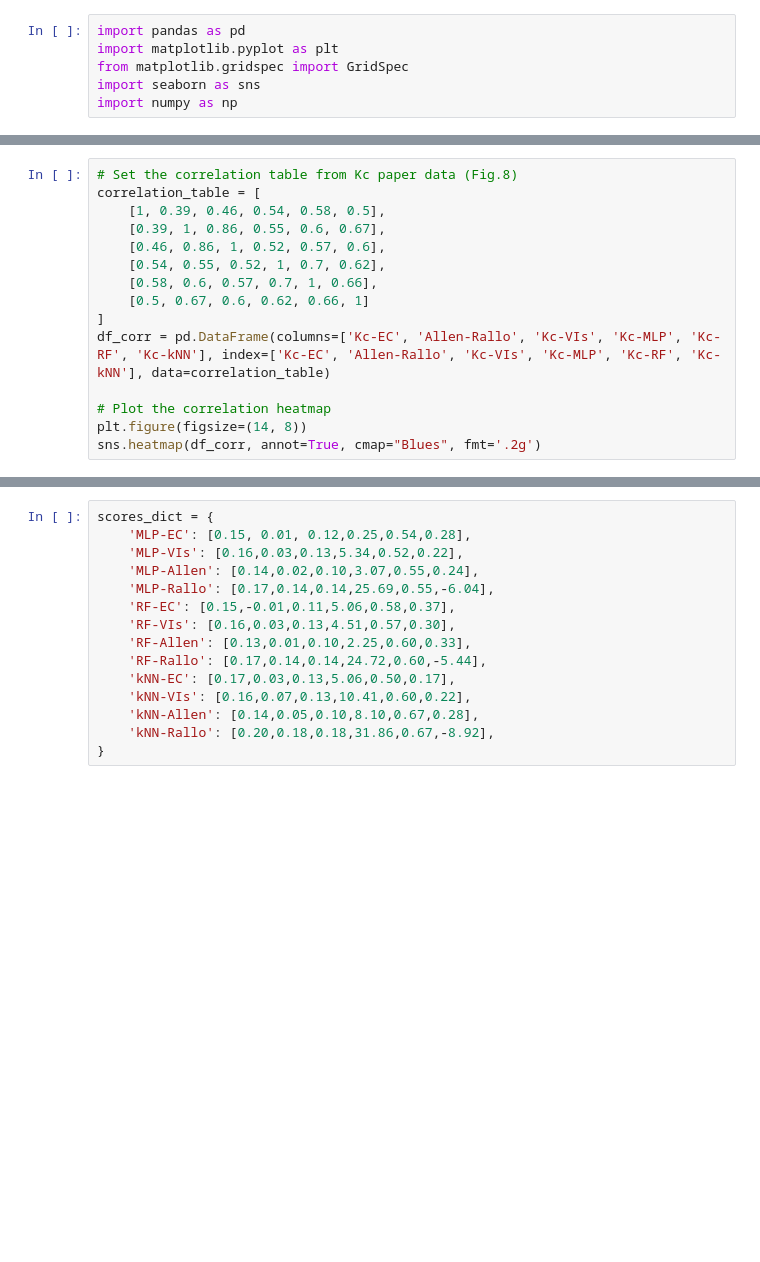
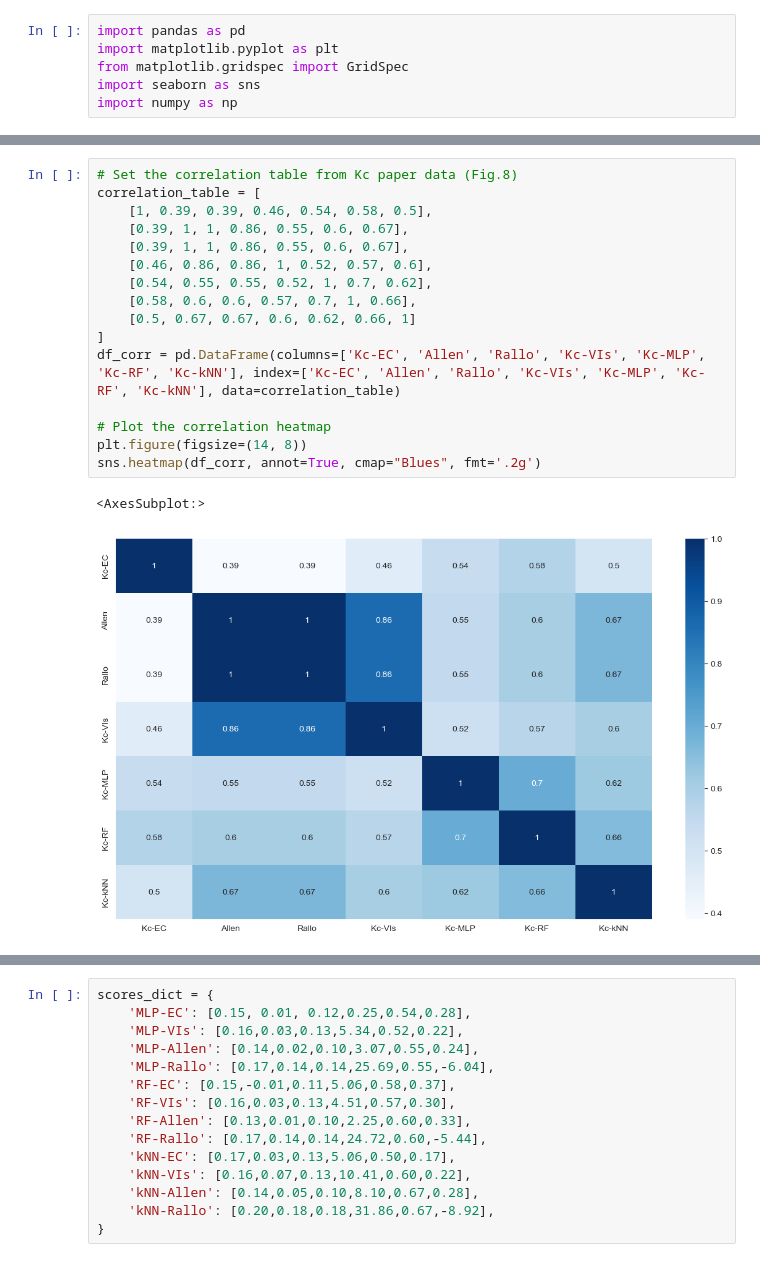
Before and after one commit to fedesss98/kc-predict, a Jupyter notebook: notebook/03-all-models-confrontation.ipynb, the cells around one changed output, grey strips where cells are left out. Saved outputs shown, nothing was run; the diff lists cells and outputs as text; blank space fills up the shorter version.

```diff
--- a/notebook/03-all-models-confrontation.ipynb
+++ b/notebook/03-all-models-confrontation.ipynb
@@ -10,18 +14,22 @@ df.plot(subplots=True, figsize=(10, 10))
 # %%
 # Set the correlation table from Kc paper data (Fig.8)
 correlation_table = [
-    [1, 0.39, 0.46, 0.54, 0.58, 0.5],
-    [0.39, 1, 0.86, 0.55, 0.6, 0.67],
-    [0.46, 0.86, 1, 0.52, 0.57, 0.6],
-    [0.54, 0.55, 0.52, 1, 0.7, 0.62],
-    [0.58, 0.6, 0.57, 0.7, 1, 0.66],
-    [0.5, 0.67, 0.6, 0.62, 0.66, 1]
+    [1, 0.39, 0.39, 0.46, 0.54, 0.58, 0.5],
+    [0.39, 1, 1, 0.86, 0.55, 0.6, 0.67],
+    [0.39, 1, 1, 0.86, 0.55, 0.6, 0.67],
+    [0.46, 0.86, 0.86, 1, 0.52, 0.57, 0.6],
+    [0.54, 0.55, 0.55, 0.52, 1, 0.7, 0.62],
+    [0.58, 0.6, 0.6, 0.57, 0.7, 1, 0.66],
+    [0.5, 0.67, 0.67, 0.6, 0.62, 0.66, 1]
 ]
-df_corr = pd.DataFrame(columns=['Kc-EC', 'Allen-Rallo', 'Kc-VIs', 'Kc-MLP', 'Kc-RF', 'Kc-kNN'], index=['Kc-EC', 'Allen-Rallo', 'Kc-VIs', 'Kc-MLP', 'Kc-RF', 'Kc-kNN'], data=correlation_table)
+df_corr = pd.DataFrame(columns=['Kc-EC', 'Allen', 'Rallo', 'Kc-VIs', 'Kc-MLP', 'Kc-RF', 'Kc-kNN'], index=['Kc-EC', 'Allen', 'Rallo', 'Kc-VIs', 'Kc-MLP', 'Kc-RF', 'Kc-kNN'], data=correlation_table)
 
 # Plot the correlation heatmap
 plt.figure(figsize=(14, 8))
 sns.heatmap(df_corr, annot=True, cmap="Blues", fmt='.2g')
+# %% [output]
+<AxesSubplot:>
+[figure, added]
 # %%
 def polar_plot(categories, values, ax=None, **kwargs):
     if ax is None:
```
Also changed, not shown: parts of 8 cells of this notebook.
